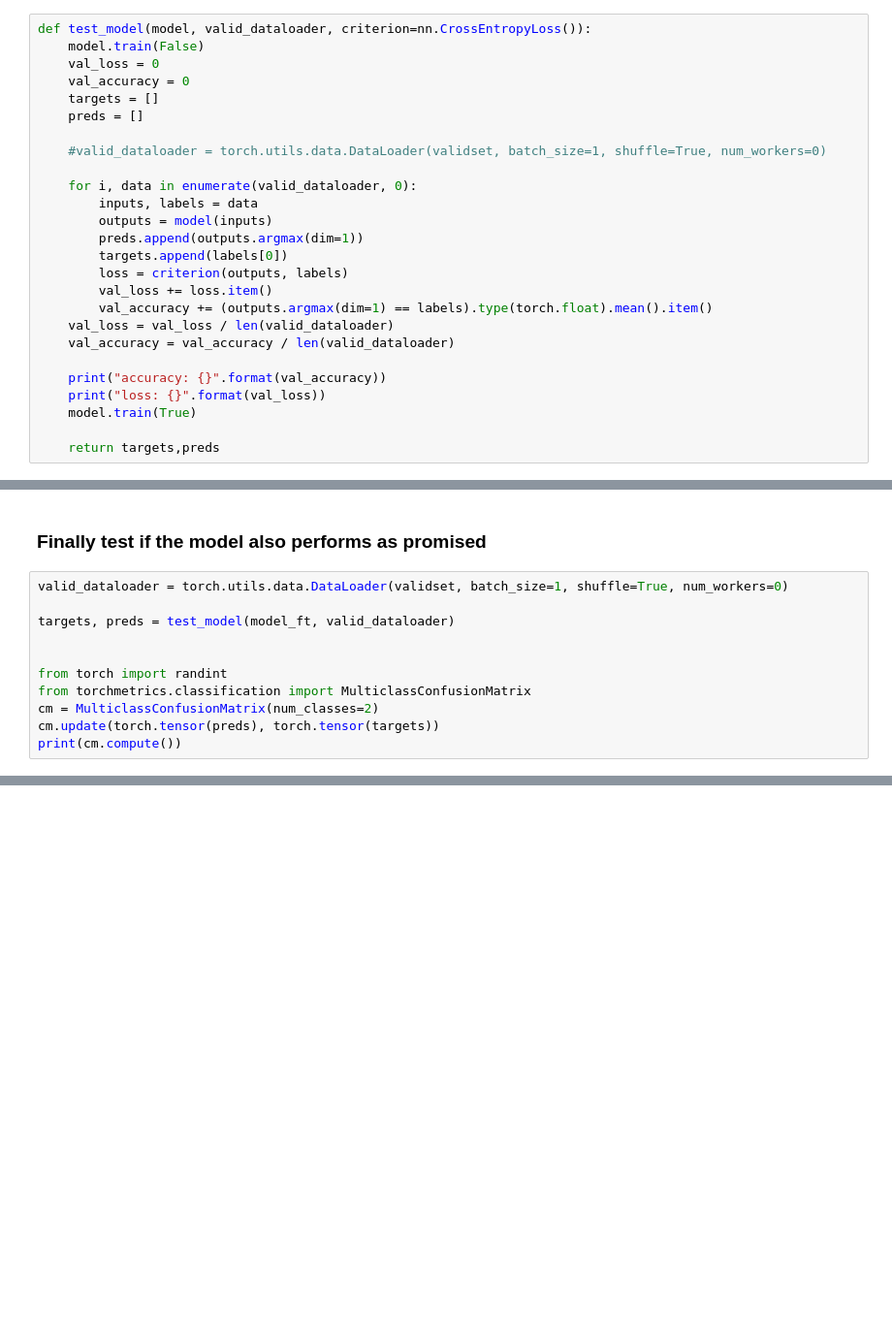
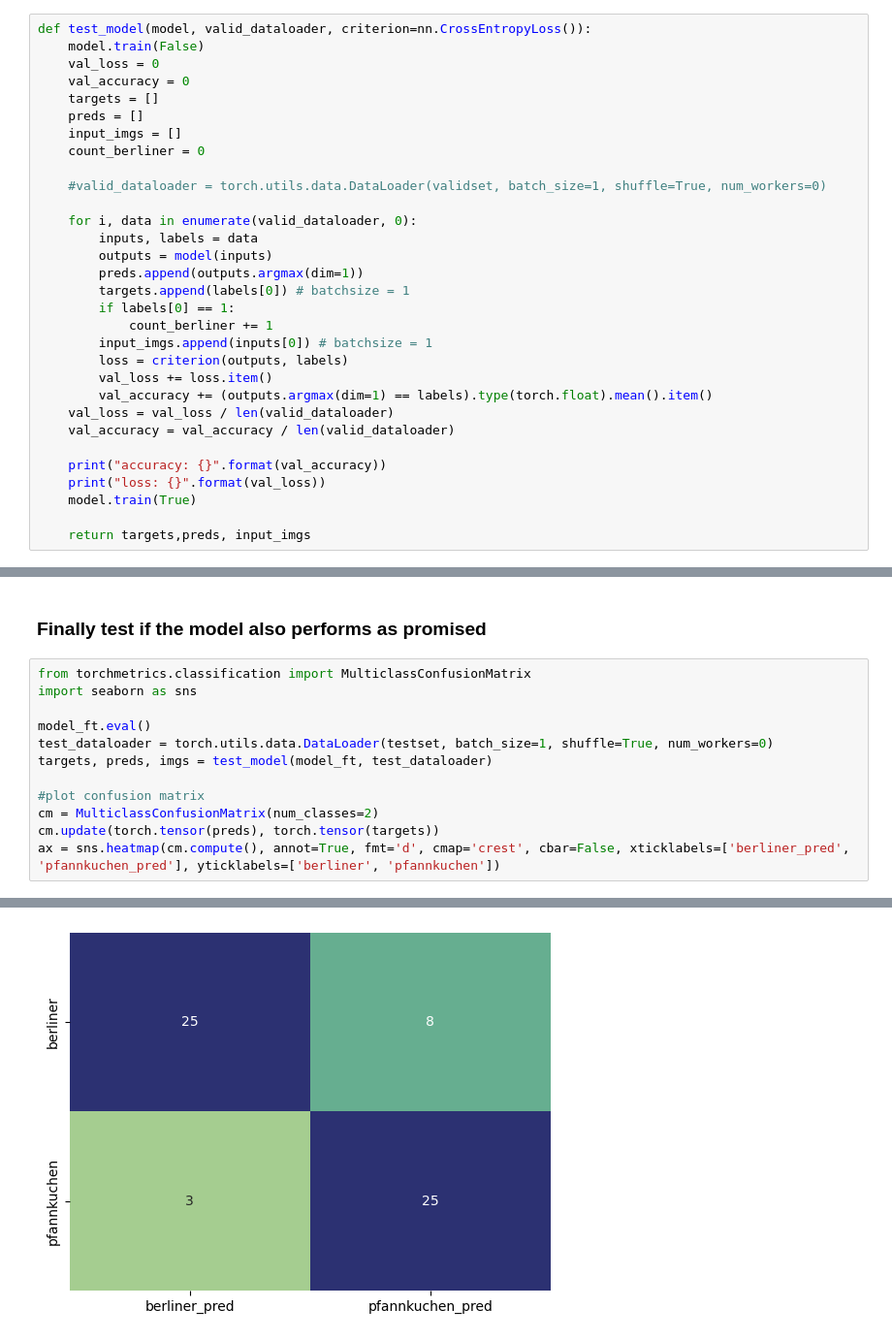
Before and after one commit to Rob2U/BerlinerPfannkuchenKlassifikator, a Jupyter notebook: src/tl_resenet.ipynb, the cells around one changed output, grey strips where cells are left out. Shown at 97% size. Drawn from its saved outputs; the diff is of its cells as text; blank space fills up the shorter version.

```diff
--- a/src/tl_resenet.ipynb
+++ b/src/tl_resenet.ipynb
@@ -201,6 +202,8 @@ def test_model(model, valid_dataloader, criterion=nn.CrossEntropyLoss()):
     val_accuracy = 0
     targets = []
     preds = []
+    input_imgs = []
+    count_berliner = 0
 
     #valid_dataloader = torch.utils.data.DataLoader(validset, batch_size=1, shuffle=True, num_workers=0)
 
@@ -208,7 +211,10 @@ def test_model(model, valid_dataloader, criterion=nn.CrossEntropyLoss()):
         inputs, labels = data
         outputs = model(inputs)
         preds.append(outputs.argmax(dim=1))
-        targets.append(labels[0])
+        targets.append(labels[0]) # batchsize = 1
+        if labels[0] == 1:
+            count_berliner += 1
+        input_imgs.append(inputs[0]) # batchsize = 1
         loss = criterion(outputs, labels)
         val_loss += loss.item()
         val_accuracy += (outputs.argmax(dim=1) == labels).type(torch.float).mean().item()
@@ -219,7 +225,7 @@ def test_model(model, valid_dataloader, criterion=nn.CrossEntropyLoss()):
     print("loss: {}".format(val_loss))
     model.train(True)
 
-    return targets,preds
+    return targets,preds, input_imgs
 # %% [markdown]
 ### Define the model -> modified version of ResNet
 # %%
@@ -278,14 +299,15 @@ model_ft = train_model(model_ft, optimizer_ft, criterion, epoch_count=10)
 # %% [markdown]
 ### Finally test if the model also performs as promised
 # %%
-valid_dataloader = torch.utils.data.DataLoader(validset, batch_size=1, shuffle=True, num_workers=0)
+from torchmetrics.classification import MulticlassConfusionMatrix
+import seaborn as sns
 
-targets, preds = test_model(model_ft, valid_dataloader)
+model_ft.eval()
+test_dataloader = torch.utils.data.DataLoader(testset, batch_size=1, shuffle=True, num_workers=0)
+targets, preds, imgs = test_model(model_ft, test_dataloader)
 
-
-from torch import randint
-from torchmetrics.classification import MulticlassConfusionMatrix
+#plot confusion matrix
 cm = MulticlassConfusionMatrix(num_classes=2)
 cm.update(torch.tensor(preds), torch.tensor(targets))
-print(cm.compute())
+ax = sns.heatmap(cm.compute(), annot=True, fmt='d', cmap='crest', cbar=False, xticklabels=['berliner_pred', 'pfannkuchen_pred'], yticklabels=['berliner', 'pfannkuchen'])
 # %% [output]
@@ -295,0 +316 @@ tensor([[482, 108],
+[figure, added]
```
Also changed, not shown: parts of 7 cells of this notebook, 1 other file.
